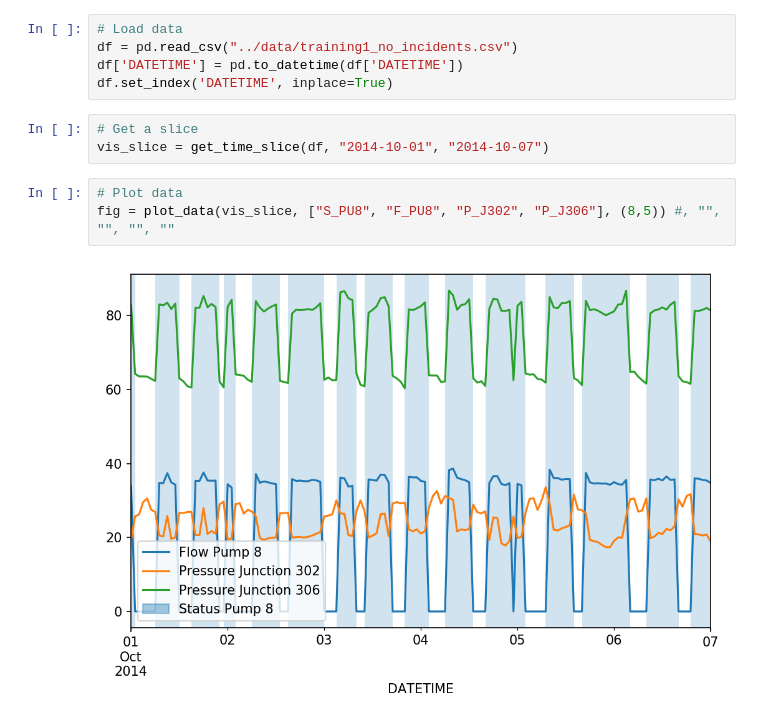
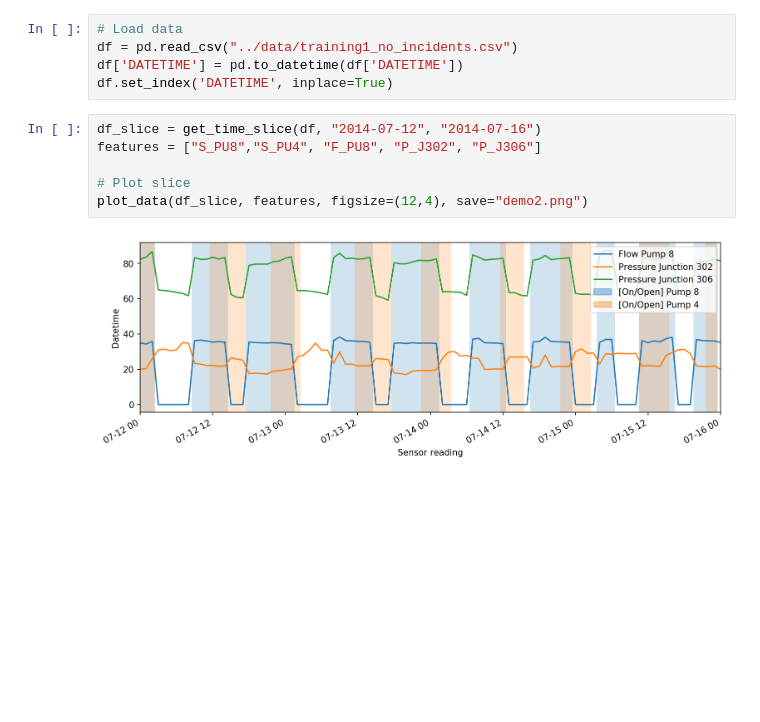
Before and after one commit to Lingygao/cyberdata, a Jupyter notebook: Lab 2/1. Familiarization/Sven.ipynb, the cells around one changed output. Saved outputs shown, nothing was run; the diff lists cells and outputs as text; blank space fills up the shorter version.

Commit message:
Fix bug, improve plotting, add axis labels.

```diff
--- a/Lab 2/1. Familiarization/Sven.ipynb
+++ b/Lab 2/1. Familiarization/Sven.ipynb
@@ -17,11 +18,11 @@ The autoreload extension is already loaded. To reload it, use:
 df = pd.read_csv("../data/training1_no_incidents.csv")
 df['DATETIME'] = pd.to_datetime(df['DATETIME'])
 df.set_index('DATETIME', inplace=True)
-# %%
-# Get a slice
-vis_slice = get_time_slice(df, "2014-10-01", "2014-10-07")
-# %%
-# Plot data
-fig = plot_data(vis_slice, ["S_PU8", "F_PU8", "P_J302", "P_J306"], (8,5)) #, "", "", "", ""
-# %% [output]
-[figure, removed]
+# %%
+df_slice = get_time_slice(df, "2014-07-12", "2014-07-16")
+features = ["S_PU8","S_PU4", "F_PU8", "P_J302", "P_J306"]
+
+# Plot slice
+plot_data(df_slice, features, figsize=(12,4), save="demo2.png")
+# %% [output]
+[figure, added]
```
Also changed, not shown: parts of 3 cells of this notebook, 2 other files.
